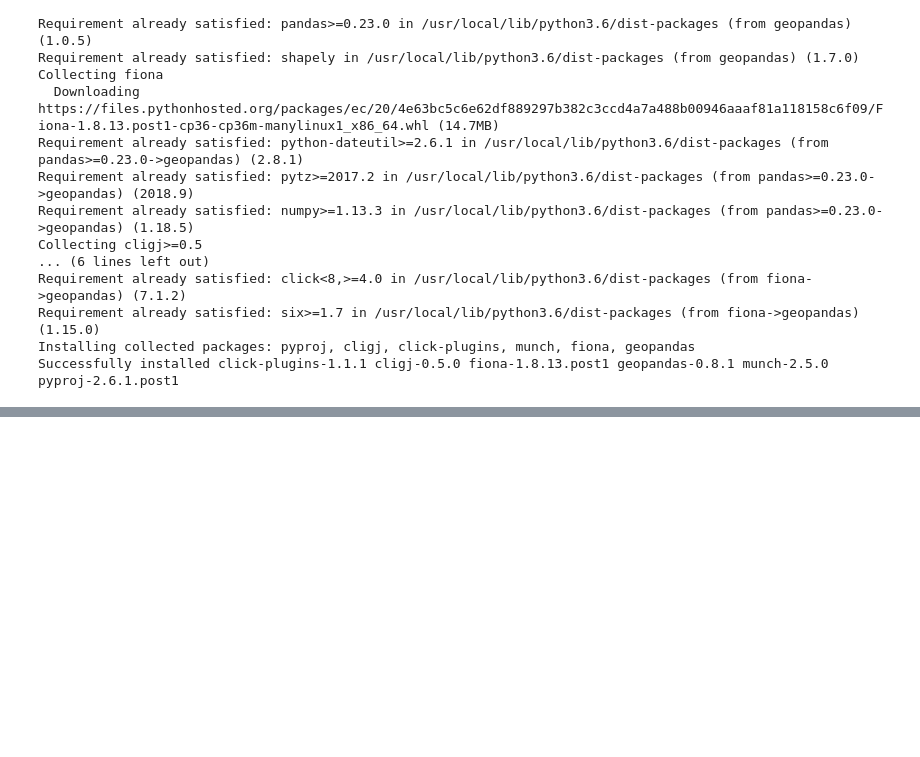
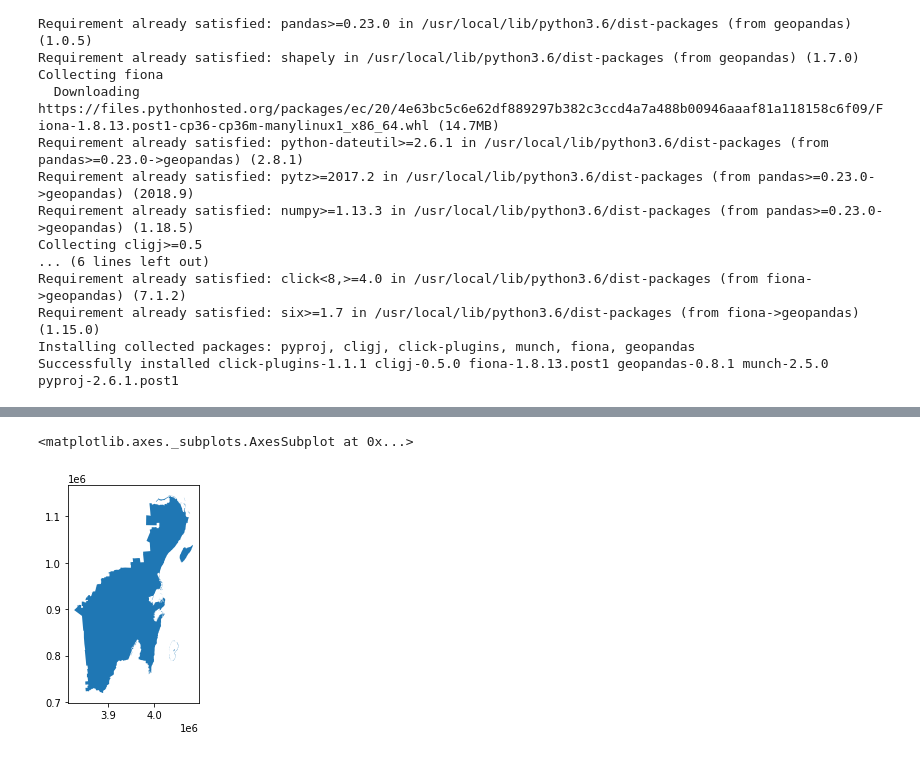
Before and after one commit to carlosdan8co/IntroToGEODataFrames, a Jupyter notebook: IntroToGEODataframes.ipynb, the cells around one changed output, grey strips where cells are left out. Drawn from its saved outputs; the diff is of its cells as text; code cells hidden in the pictures; blank space fills up the shorter version.

```diff
--- a/IntroToGEODataframes.ipynb
+++ b/IntroToGEODataframes.ipynb
@@ -83,0 +139,5 @@ states.head()
+# %%
+states[states['ENTIDAD']=='QUINTANA ROO'].plot()
+# %% [output]
+<matplotlib.axes._subplots.AxesSubplot at 0x...>
+[figure, added]
```
Also changed, not shown: parts of 8 cells of this notebook.
